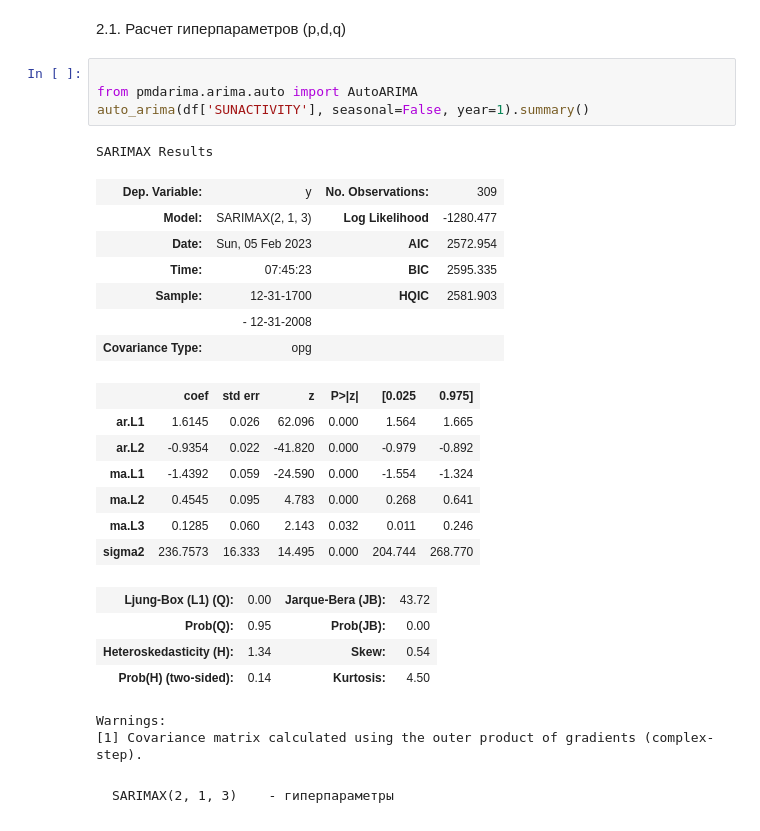
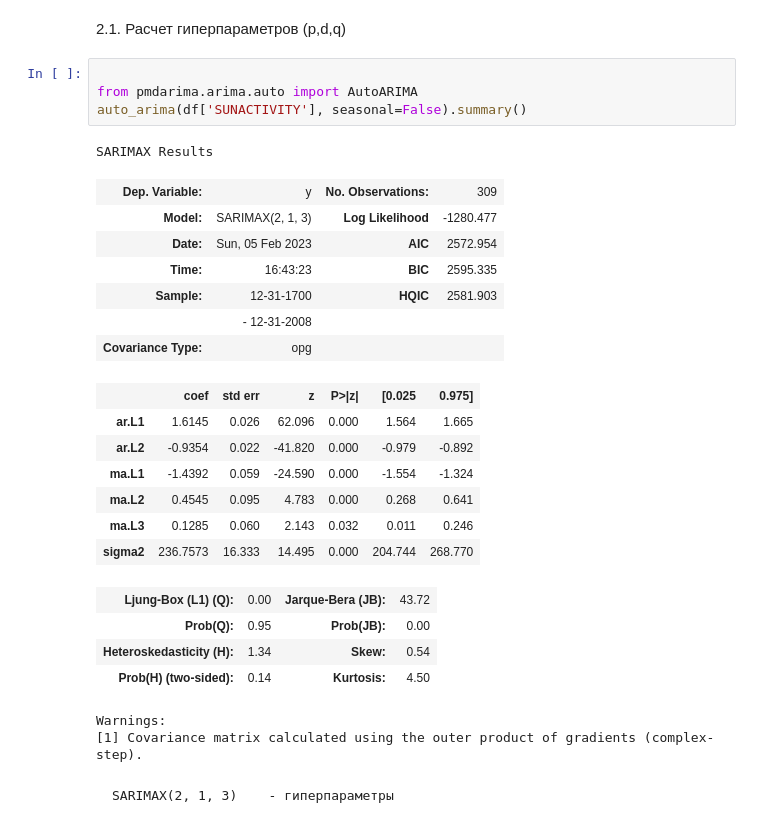
Before and after one commit to Elisakova/github_welcom, a Jupyter notebook: Итоговая__аттестация_Исакова_Е_С_ipynb".ipynb, the cells around one changed output. Cells and saved outputs as stored; diff of their text form.

```diff
--- a/Итоговая__аттестация_Исакова_Е_С_ipynb".ipynb
+++ b/Итоговая__аттестация_Исакова_Е_С_ipynb".ipynb
@@ -177,13 +177,13 @@ test['SUNACTIVITY'].plot()
 # %%
 
 from pmdarima.arima.auto import AutoARIMA
-auto_arima(df['SUNACTIVITY'], seasonal=False, year=1).summary()
+auto_arima(df['SUNACTIVITY'], seasonal=False).summary()
 # %% [output]
 SARIMAX Results
 | Dep. Variable: | y | No. Observations: | 309 |
 | Model: | SARIMAX(2, 1, 3) | Log Likelihood | -1280.477 |
 | Date: | Sun, 05 Feb 2023 | AIC | 2572.954 |
-| Time: | 07:45:23 | BIC | 2595.335 |
+| Time: | 16:43:23 | BIC | 2595.335 |
 | Sample: | 12-31-1700 | HQIC | 2581.903 |
 |  | - 12-31-2008 |  |  |
 | Covariance Type: | opg |  |  |
```
Also changed, not shown: parts of 50 cells of this notebook.
